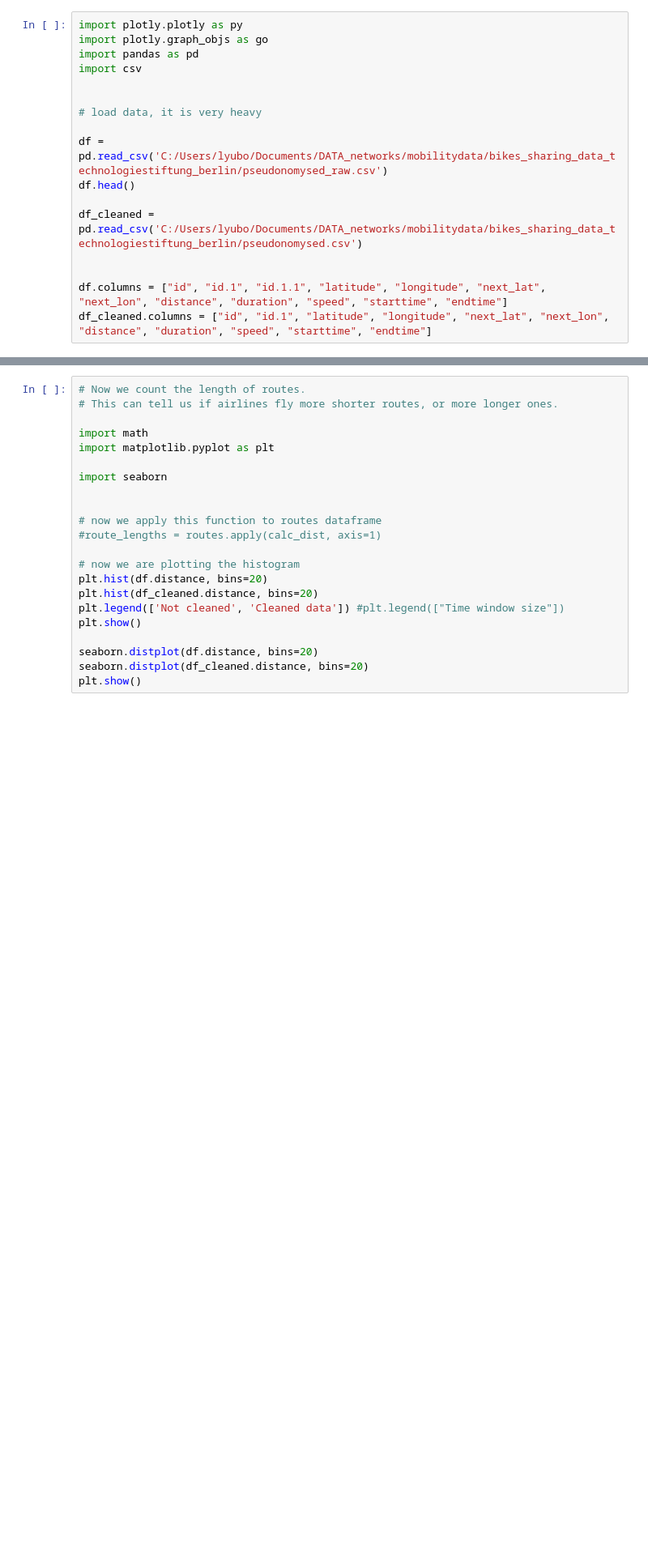
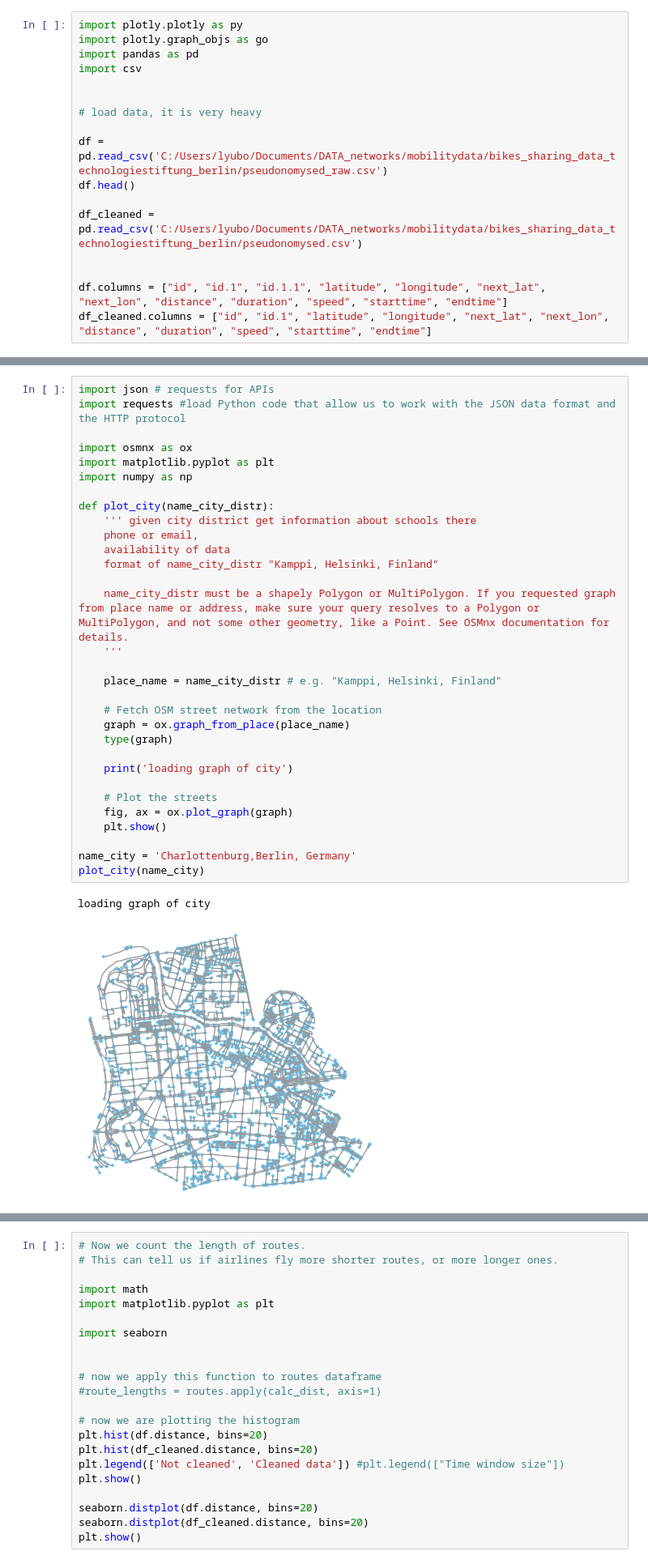
Before and after one commit to Liyubov/bike-sharing, a Jupyter notebook: bikes_mobility_analysis_trajectories/bikes_mobility_analysis.ipynb, the cells around one changed output, grey strips where cells are left out. Shown at 81% size. Drawn from its saved outputs; the diff is of its cells as text; blank space fills up the shorter version.

Commit message:
data analysis of stations WIP

```diff
--- a/bikes_mobility_analysis_trajectories/bikes_mobility_analysis.ipynb
+++ b/bikes_mobility_analysis_trajectories/bikes_mobility_analysis.ipynb
@@ -29 +36,35 @@ df_cleaned.columns = ["id", "id.1", "latitude", "longitude", "next_lat", "next_l
+# %%
+import json # requests for APIs
+import requests #load Python code that allow us to work with the JSON data format and the HTTP protocol
+
+import osmnx as ox
+import matplotlib.pyplot as plt
+import numpy as np
+
+def plot_city(name_city_distr):
+    ''' given city district get information about schools there
+    phone or email,
+    availability of data
+    format of name_city_distr "Kamppi, Helsinki, Finland"
+
+    name_city_distr must be a shapely Polygon or MultiPolygon. If you requested graph from place name or address, make sure your query resolves to a Polygon or MultiPolygon, and not some other geometry, like a Point. See OSMnx documentation for details.
+    '''
+
+    place_name = name_city_distr # e.g. "Kamppi, Helsinki, Finland"
+
+    # Fetch OSM street network from the location
+    graph = ox.graph_from_place(place_name)
+    type(graph)
+
+    print('loading graph of city')
+
+    # Plot the streets
+    fig, ax = ox.plot_graph(graph)
+    plt.show()
+
+name_city = 'Charlottenburg,Berlin, Germany'
+plot_city(name_city)
+# %% [output]
+loading graph of city
+[figure, added]
 # %% [markdown]
```
Also changed, not shown: parts of 3 cells of this notebook.
